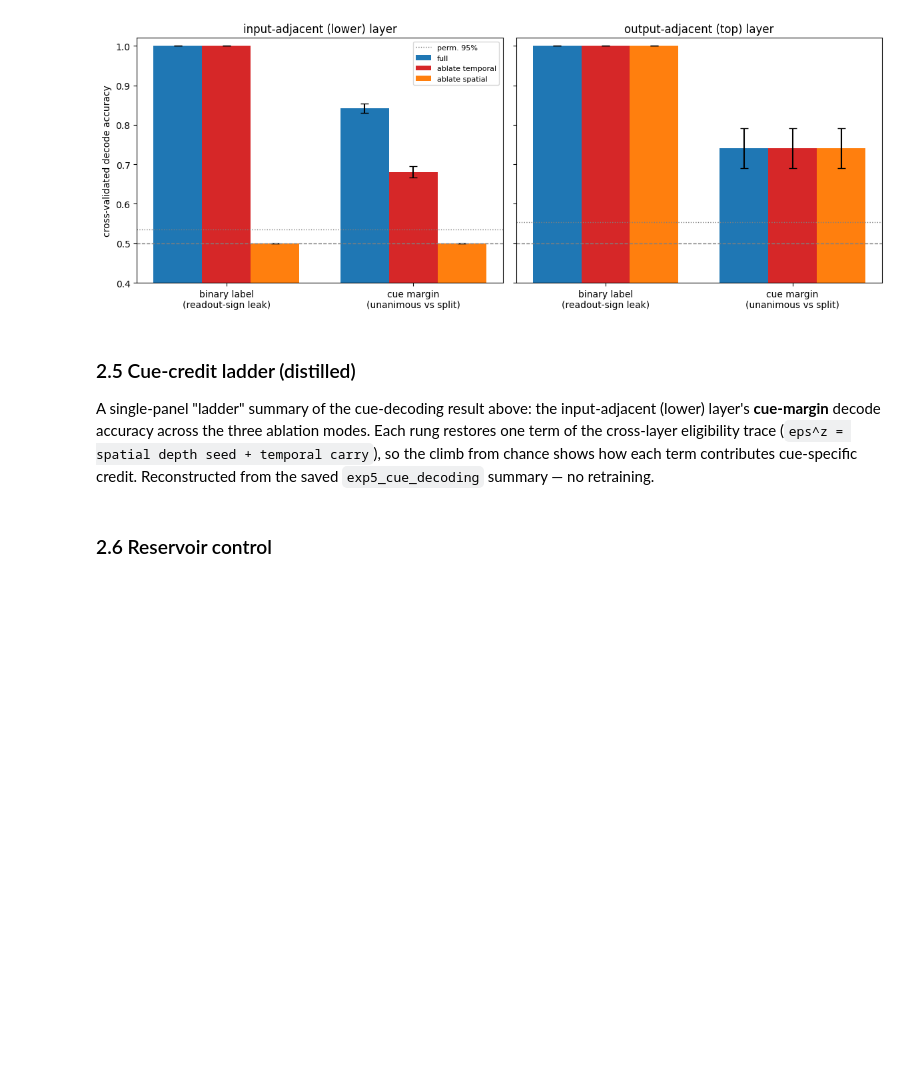
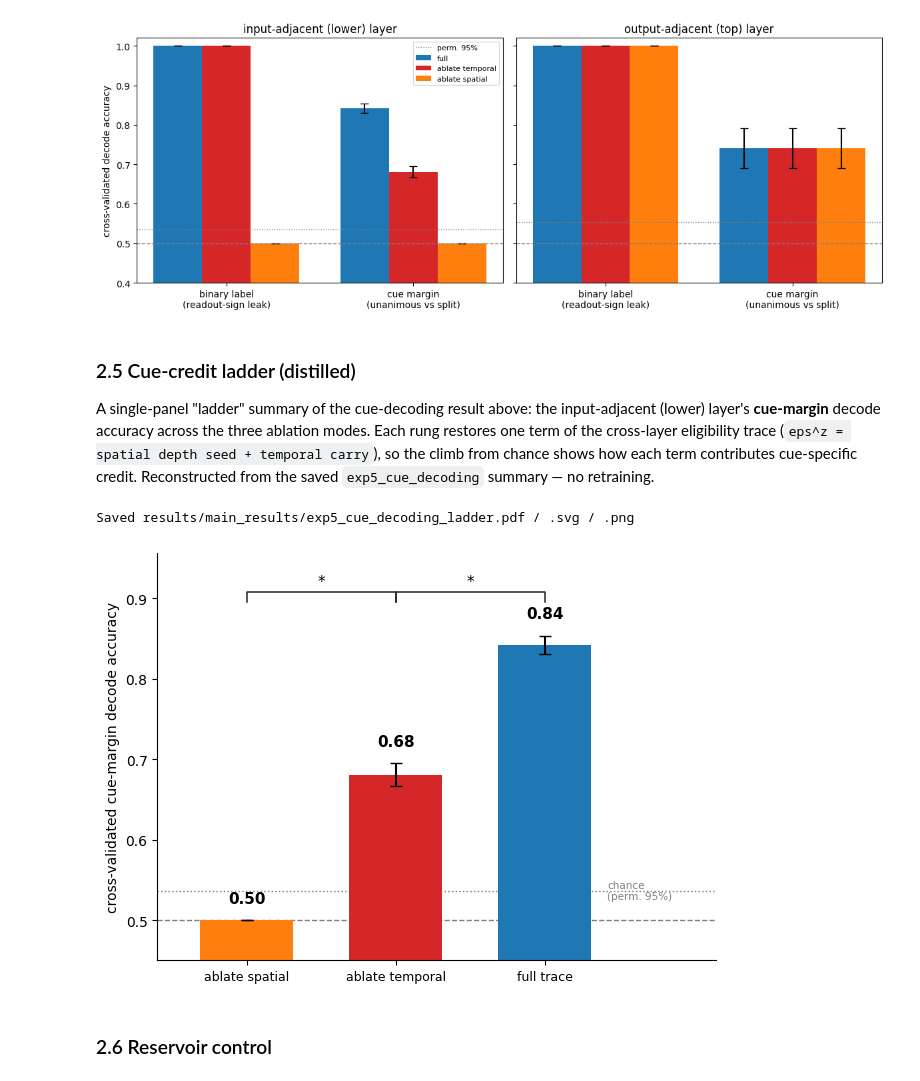
Before and after one commit to simonpeter02/e-prop-in-deep-networks, a Jupyter notebook: final_notebook_slim.ipynb, the cells around one changed output. Cells and saved outputs as stored; diff of their text form; code cells hidden in the pictures; blank space fills up the shorter version.

```diff
--- a/final_notebook_slim.ipynb
+++ b/final_notebook_slim.ipynb
@@ -1056,8 +1058,8 @@ A single-panel "ladder" summary of the cue-decoding result above: the input-adja
 cd = load("exp5_cue_decoding")
 _S = cd["summary"]["lower"]                      # input-adjacent (lower) layer only
 _LADDER = ["ablate_spatial", "ablate_temporal", "full"]   # low -> high (the "ladder")
-_LAB = ["ablate spatial\n(depth wire cut)",
-        "ablate temporal\n(cross-layer carry cut)",
+_LAB = ["ablate spatial",
+        "ablate temporal",
         "full trace"]
 _COL = {"full": "C0", "ablate_temporal": "C3", "ablate_spatial": "C1"}
 
@@ -1069,8 +1071,7 @@ x = np.arange(len(_LADDER))
 fig, ax = plt.subplots(figsize=(6.4, 4.6))
 ax.bar(x, acc, 0.62, yerr=sem, capsize=4,
        color=[_COL[m] for m in _LADDER], edgecolor="none", zorder=2)
-# the "ladder": a line across the bar tops
-ax.plot(x, acc, "-o", color="0.15", lw=1.6, ms=5, zorder=4)
+
 # value labels above each bar
 for xi, a, se in zip(x, acc, sem):
     ax.text(xi, a + se + 0.018, f"{a:.2f}", ha="center", va="bottom",
@@ -1085,39 +1086,42 @@ ax.text(x[-1] + 0.42, chance_hi, "chance\n(perm. 95%)", va="center", ha="left",
 # annotate the two increments = the two trace terms
 def _rise(i, text, color):
     xm = (x[i] + x[i + 1]) / 2.0
     ymid = (acc[i] + acc[i + 1]) / 2.0
     ax.annotate("", xy=(x[i + 1] - 0.12, acc[i + 1] - 0.01),
                 xytext=(x[i] + 0.12, acc[i] + 0.01),
                 arrowprops=dict(arrowstyle="->", color=color, lw=1.4), zorder=3)
     ax.text(xm + 0.16, ymid, text, ha="left", va="center", fontsize=8.5,
             color=color, style="italic")
-_rise(0, "a thin-layer\ntrace term", "0.30")
-_rise(1, "cross-layer\nshare", "0.30")
+# _rise(0, "a thin-layer\ntrace term", "0.30")
+# _rise(1, "cross-layer\nshare", "0.30")
 
 # significance brackets over each increment (non-overlapping error bars => significant)
 _ytop = acc.max() + max(sem) + 0.05
 for i in range(len(x) - 1):
     signif = (acc[i + 1] - sem[i + 1]) > (acc[i] + sem[i])
     yb = _ytop + 0.001
     ax.plot([x[i], x[i], x[i + 1], x[i + 1]],
             [yb - 0.012, yb, yb, yb - 0.012], color="0.15", lw=1.1, zorder=4)
     ax.text((x[i] + x[i + 1]) / 2.0, yb + 0.004, "*" if signif else "n.s.",
             ha="center", va="bottom", fontsize=11, zorder=4)
 
 # note: the binary label is trivially decodable (readout-sign leak), so it is NOT the test
-ax.text(0.02, 0.60, "binary label ≈ 1.0 everywhere\n(readout-sign leak, not cue credit)",
-        transform=ax.transAxes, ha="left", va="top", fontsize=7.5, color="0.35",
-        bbox=dict(boxstyle="round,pad=0.3", fc="white", ec="0.8", lw=0.6))
+# ax.text(0.02, 0.60, "binary label ≈ 1.0 everywhere\n(readout-sign leak, not cue credit)",
+#         transform=ax.transAxes, ha="left", va="top", fontsize=7.5, color="0.35",
+#         bbox=dict(boxstyle="round,pad=0.3", fc="white", ec="0.8", lw=0.6))
 
 ax.set_xticks(x); ax.set_xticklabels(_LAB, fontsize=9)
 ax.set_ylabel("cross-validated cue-margin decode accuracy")
 ax.set_ylim(0.45, _ytop + 0.05)
 ax.set_xlim(-0.6, len(x) - 0.4 + 0.55)
-ax.set_title("Lower-layer cue credit: a ladder across the two trace terms", fontsize=11)
+# ax.set_title("Lower-layer cue credit: a ladder across the two trace terms", fontsize=11)
 ax.spines[["top", "right"]].set_visible(False)
 fig.tight_layout()
 save_fig(fig, "exp5_cue_decoding_ladder")
 plt.show()
+# %% [output]
+Saved results/main_results/exp5_cue_decoding_ladder.pdf / .svg / .png
+[figure, added]
 # %% [markdown]
 ### 2.6 Reservoir control
 # %%
```
Also changed, not shown: parts of 4 cells of this notebook.
